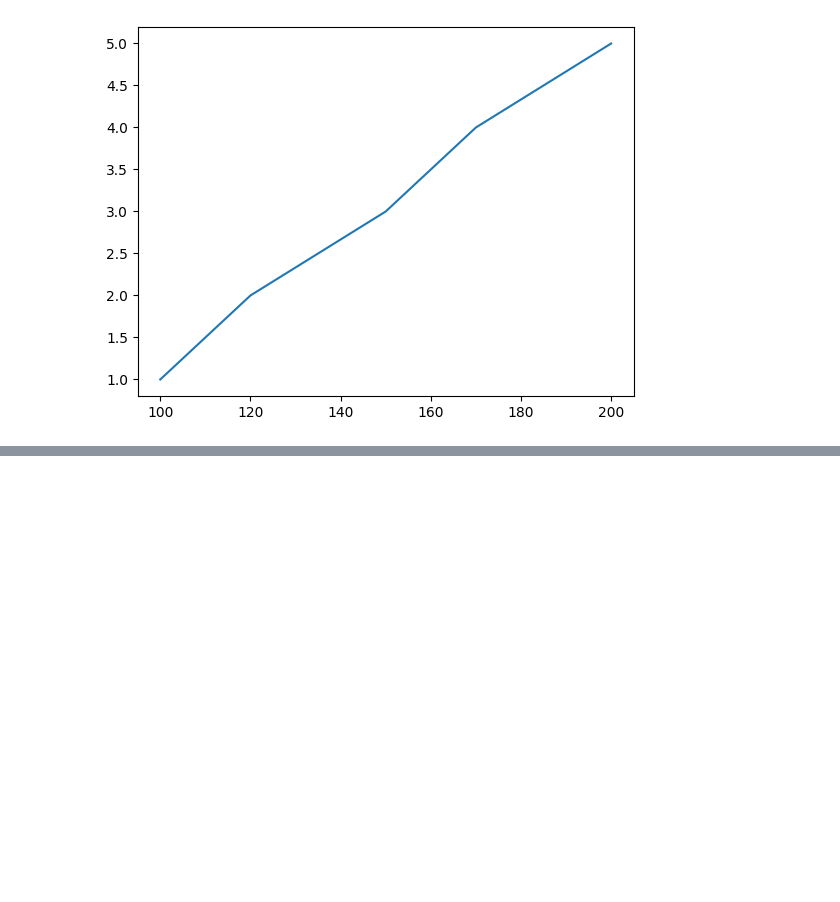
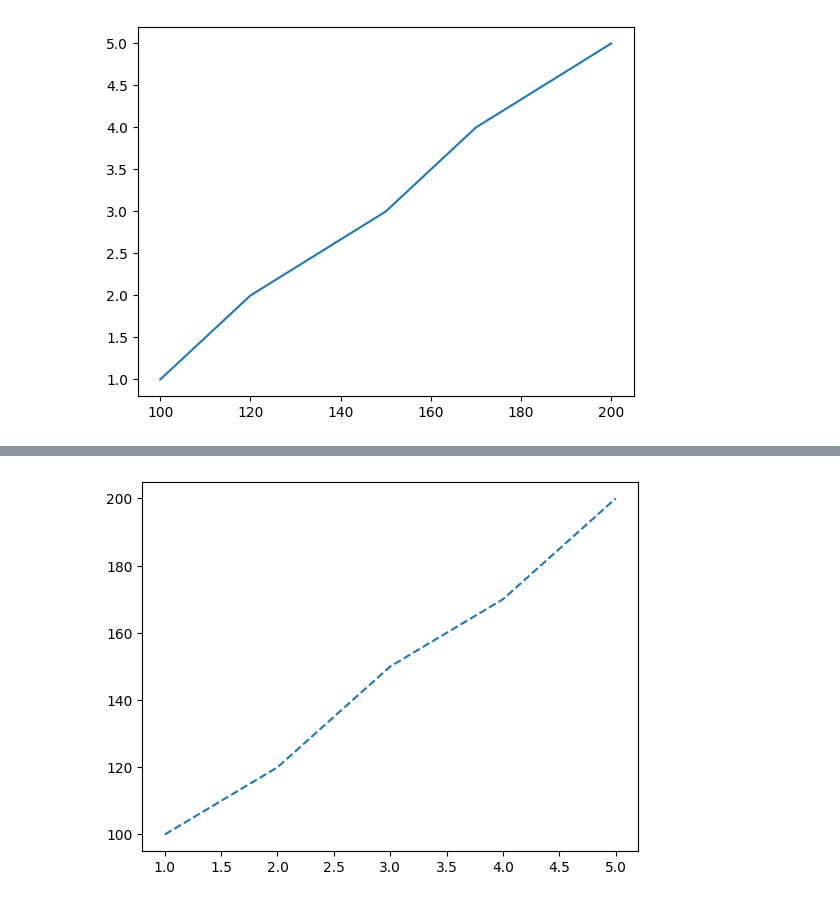
Before and after one commit to ftmshifa777/Matplotlib-Visualization, a Jupyter notebook: Matplotlib.ipynb, the cells around one changed output, grey strips where cells are left out. Cells and saved outputs as stored; diff of their text form; code cells hidden in the pictures; blank space fills up the shorter version.

```diff
--- a/Matplotlib.ipynb
+++ b/Matplotlib.ipynb
@@ -33,0 +51,6 @@ plt.plot(sales,months)
+# %%
+
+plt.plot(months,sales,linestyle="--")
+plt.show()
+# %% [output]
+[figure, added]
```
Also changed, not shown: parts of 5 cells of this notebook.
